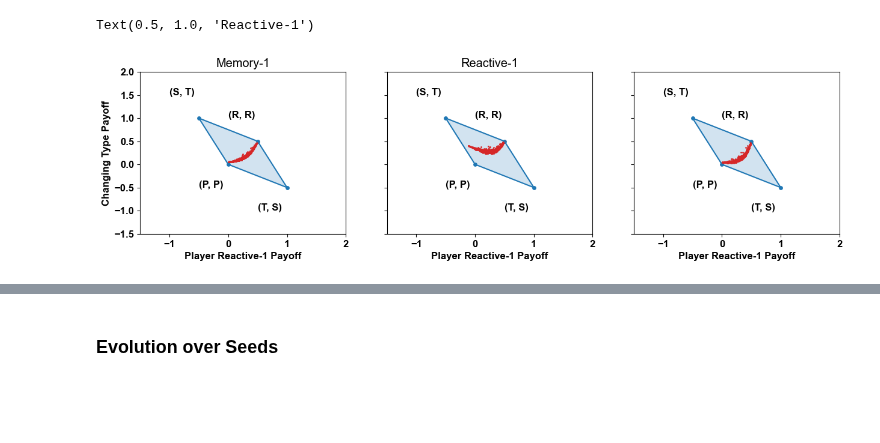
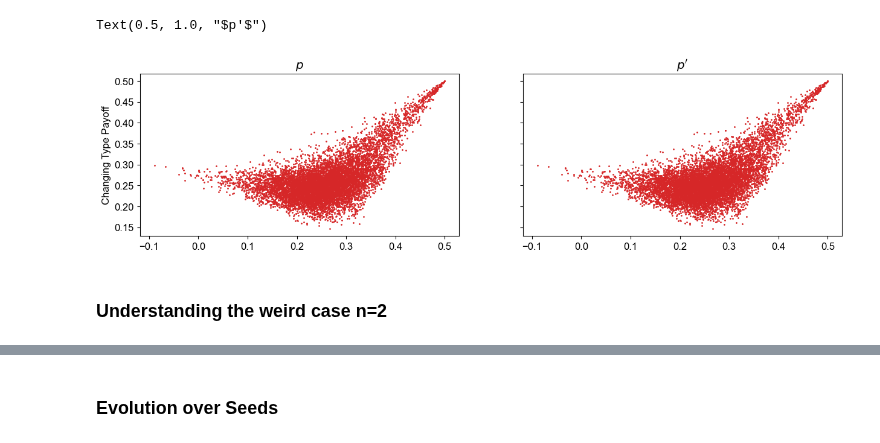
Before and after one commit to Nikoleta-v3/conditional-cooperation-with-longer-memory, a Jupyter notebook: notebooks/Looking into Fig 3.ipynb, the cells around one changed output, grey strips where cells are left out. Saved outputs shown, nothing was run; the diff lists cells and outputs as text; code cells hidden in the pictures; blank space fills up the shorter version.

```diff
--- a/notebooks/Looking into Fig 3.ipynb
+++ b/notebooks/Looking into Fig 3.ipynb
@@ -77,7 +79,7 @@ def match_payoffs(player, coplayer, Sx, Sy, memory="one"):
 
     return ss @ Sx, ss @ Sy
 # %%
-player = [1, 0.20, 0.4, 0.05]
+player = [1, 0.60, 0.1, 0.3]
 
 mem2_player = [player[0], player[1], player[0], player[1],
                player[2], player[3], player[2], player[3]] * 2
@@ -92,19 +94,19 @@ np.random.seed(4801)
 
 X, Y = [], []
 
-for _ in range(10**3):
+for _ in range(10**4):
 
-    q_1val, q_2val, q_3val, q_4val = np.random.random(4)
+    coplayer = np.random.random(16)
 
-    q_player = [q_1val, q_2val, q_1val, q_2val,
-                q_3val, q_4val, q_3val, q_4val] * 2
+#     q_player = [q_1val, q_2val, q_1val, q_2val,
+#                 q_3val, q_4val, q_3val, q_4val] * 2
 
-    payoffs_p1, payoffs_p2 = match_payoffs(mem2_player, q_player, Sx, Sy, memory='two')
+    payoffs_p1, payoffs_p2 = match_payoffs(mem2_player, coplayer, Sx, Sy, memory='two')
 
     X.append(payoffs_p1)
     Y.append(payoffs_p2)
 # %%
-player = [1, 0.20, 0.4, 0.25]
+player = [1, 0.10, 0.6, 0.3]
 
 mem2_player = [player[0], player[1], player[0], player[1],
                player[2], player[3], player[2], player[3]] * 2
@@ -113,14 +115,15 @@ np.random.seed(4801)
 
 X1, Y1 = [], []
 
-for _ in range(10**3):
+for _ in range(10**4):
 
-    q_1val, q_2val, q_3val, q_4val = np.random.random(4)
+#     q_1val, q_2val, q_3val, q_4val = np.random.random(4)
 
-    q_player = [q_1val, q_2val, q_1val, q_2val,
-                q_3val, q_4val, q_3val, q_4val] * 2
+#     q_player = [q_1val, q_2val, q_1val, q_2val,
+#                 q_3val, q_4val, q_3val, q_4val] * 2
+    coplayer = np.random.random(16)
 
-    payoffs_p1, payoffs_p2 = match_payoffs(mem2_player, q_player, Sx, Sy, memory='two')
+    payoffs_p1, payoffs_p2 = match_payoffs(mem2_player, coplayer, Sx, Sy, memory='two')
 
     X1.append(payoffs_p1)
     Y1.append(payoffs_p2)
@@ -146,22 +149,24 @@ for _ in range(10**3):
     X2.append(payoffs_p1)
     Y2.append(payoffs_p2)
 # %%
-fig, axes = plt.subplots(ncols=3, figsize=(15, 3.5), sharex=True, sharey=True)
+fig, axes = plt.subplots(ncols=2, figsize=(15, 3.5), sharex=True, sharey=True)
 
-for ax in axes:
-    ax = default_plot(ax, [b - c, -c, b, 0])
-    ax.set_xlabel("Player Reactive-1 Payoff")
+# for ax in axes:
+#     ax = default_plot(ax, [b - c, -c, b, 0])
+#     ax.set_xlabel("Player Reactive-1 Payoff")
 
 axes[0].set_ylabel("Changing Type Payoff")
 
 axes[0].scatter(X, Y, s=1, color="tab:red")
-axes[0].set_title("Memory-1")
+axes[0].set_title("$p$")
 
 axes[1].scatter(X1, Y1, s=1, color="tab:red")
-axes[1].set_title("Reactive-1")
+axes[1].set_title("$p'$")
 
-axes[2].scatter(X2, Y2, s=1, color="tab:red")
-axes[1].set_title("Reactive-1")
+# axes[2].scatter(X2, Y2, s=1, color="tab:red")
+# axes[1].set_title("Reactive-1")
 # %% [output]
-Text(0.5, 1.0, 'Reactive-1')
+Text(0.5, 1.0, "$p'$")
-[figure, old version]
+[figure, new version]
+# %% [markdown]
+### Understanding the weird case n=2
```
Also changed, not shown: parts of 52 cells of this notebook, 17 other files.
